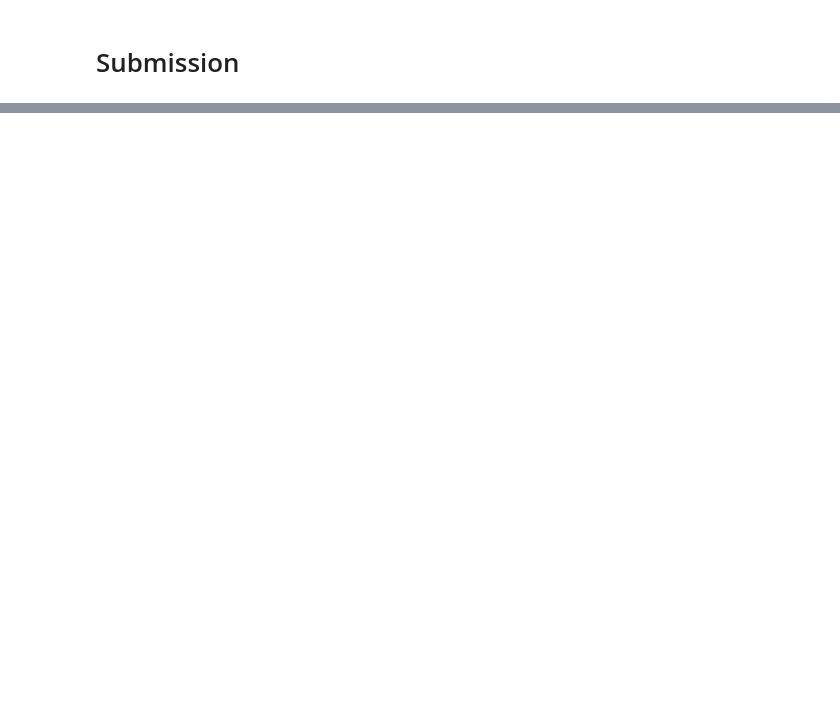
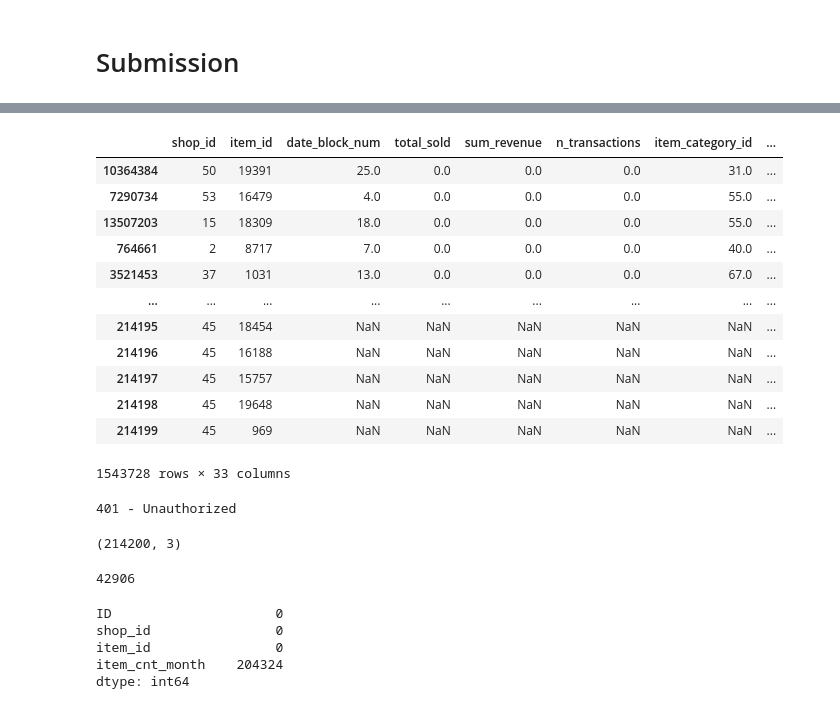
Before and after one commit to fridrichmrtn/hse-advanced-machine-learning, a Jupyter notebook: 02_competitive_data_science/wk06/final_project.ipynb, the cells around one changed output, grey strips where cells are left out. Drawn from its saved outputs; the diff is of its cells as text; code cells hidden in the pictures; blank space fills up the shorter version.

```diff
--- a/02_competitive_data_science/wk06/final_project.ipynb
+++ b/02_competitive_data_science/wk06/final_project.ipynb
@@ -232,0 +264,17 @@ test_rsme = np.mean((gbm.predict(test.loc[:,features])-test.loc[:,"target"])**2)
+# %%
+col_types = {'shop_id': 'int8', 'item_id': 'int16', 'date_block_num': 'int8',
+ 'total_sold': 'float32', 'sum_revenue': 'float32', 'n_transactions': 'int32',
+ 'item_category_id': 'int8', 'item_sim_id': 'int16', 'item_name_len': 'int16',
+ 'parent_cat': 'int8', 'child_cat': 'int8', 'year': 'int16', 'month': 'int8',
+ 'total_days': 'int8', 'working_days': 'int8', 'weekend_days': 'int8',
+ 'price_change': 'float32', 'price_perc': 'float32', 'city_id': 'int8',
+ 'city_code_id': 'int8', 'target': 'float32','city_demand': 'float32',
+ 'shop_demand': 'float32', 'cat_demand': 'float32', 'item_demand': 'float32',
+ 'lag1_total_sold': 'float32', 'lag1_diff': 'float32', 'lag2_total_sold': 'float32',
+ 'lag2_diff': 'float32', 'lag3_total_sold': 'float32', 'lag3_diff': 'float32',
+ 'lag6_total_sold': 'float32','lag6_diff': 'float32'}
+
+sales = pd.read_csv(DATA_DIR+"features.zip",
+        dtype=col_types, usecols=col_types.keys()).sample(frac=.25)
+sales["price_perc"] = sales.price_perc.fillna(1)
+sales.head(3)
@@ -232,0 +287,15 @@ test_rsme = np.mean((gbm.predict(test.loc[:,features])-test.loc[:,"target"])**2)
+# %%
+# filters
+b_ind = (sales.year==2015) & (sales.month==9) # 2nd stage
+#c_ind = (sales.year==2015) & (sales.month==9) # eval
+test_ind = (sales.year==2015) & (sales.month==10) # prediction
+a_ind = ~b_ind & ~test_ind # 1st stage
+
+target = "target"
+features = [c not in [target] for c in sales.columns]
+cat_cols = ["shop_id", "item_id", "item_sim_id", "parent_cat",
+    "child_cat", "year", "month", "city_id", "city_code_id"]
+num_cols = [f for f in sales.columns[features] if (f not in cat_cols) & (f not in [target])]
+
+# target clip
+sales.loc[:,target] = sales.loc[:,target].clip(0,20)
@@ -234,0 +426,47 @@ test_rsme = np.mean((gbm.predict(test.loc[:,features])-test.loc[:,"target"])**2)
+# %%
+test_mapping = pd.read_csv(DATA_DIR+"test.csv")
+test_data = test_mapping[["item_id","shop_id"]].merge(sales.loc[sales.date_block_num==33, features],
+    on=["item_id", "shop_id"], how="left")
+test_data = pd.concat([sales.loc[sales.date_block_num<33, features], test_data])
+meh = test_data.groupby(["shop_id","item_id"]).ffill()
+# %%
+test_data
+# %% [output]
+|  | shop_id | item_id | date_block_num | total_sold | sum_revenue | n_transactions | item_category_id | ... |
+| 10364384 | 50 | 19391 | 25.0 | 0.0 | 0.0 | 0.0 | 31.0 | ... |
+| 7290734 | 53 | 16479 | 4.0 | 0.0 | 0.0 | 0.0 | 55.0 | ... |
+| 13507203 | 15 | 18309 | 18.0 | 0.0 | 0.0 | 0.0 | 55.0 | ... |
+| 764661 | 2 | 8717 | 7.0 | 0.0 | 0.0 | 0.0 | 40.0 | ... |
+| 3521453 | 37 | 1031 | 13.0 | 0.0 | 0.0 | 0.0 | 67.0 | ... |
+| ... | ... | ... | ... | ... | ... | ... | ... | ... |
+| 214195 | 45 | 18454 | NaN | NaN | NaN | NaN | NaN | ... |
+| 214196 | 45 | 16188 | NaN | NaN | NaN | NaN | NaN | ... |
+| 214197 | 45 | 15757 | NaN | NaN | NaN | NaN | NaN | ... |
+| 214198 | 45 | 19648 | NaN | NaN | NaN | NaN | NaN | ... |
+| 214199 | 45 | 969 | NaN | NaN | NaN | NaN | NaN | ... |
+1543728 rows × 33 columns
+# %%
+test_mapping = pd.read_csv(DATA_DIR+"test.csv")
+test_predictions = sales.loc[test_ind,["item_id", "shop_id"]]
+test_predictions["item_cnt_month"] = lr_model.predict(test_features).clip(0,20)
+test_predictions = test_mapping.merge(test_predictions, on=["item_id", "shop_id"],how="left").fillna(0)
+test_predictions[["ID", "item_cnt_month"]].to_csv("../data/submissions/submission.csv", index=False)
+!kaggle competitions submit -c competitive-data-science-predict-future-sales -f ../data/submissions/submission.csv -m "Stacked solution - 1st try"
+# %% [output]
+401 - Unauthorized
+# %%
+test_mapping.shape
+# %% [output]
+(214200, 3)
+# %%
+(sales.date_block_num==33).sum()
+# %% [output]
+42906
+# %%
+test_predictions.isnull().sum()
+# %% [output]
+ID                     0
+shop_id                0
+item_id                0
+item_cnt_month    204324
+dtype: int64
```
Also changed, not shown: parts of 26 cells of this notebook, 1 other file.
